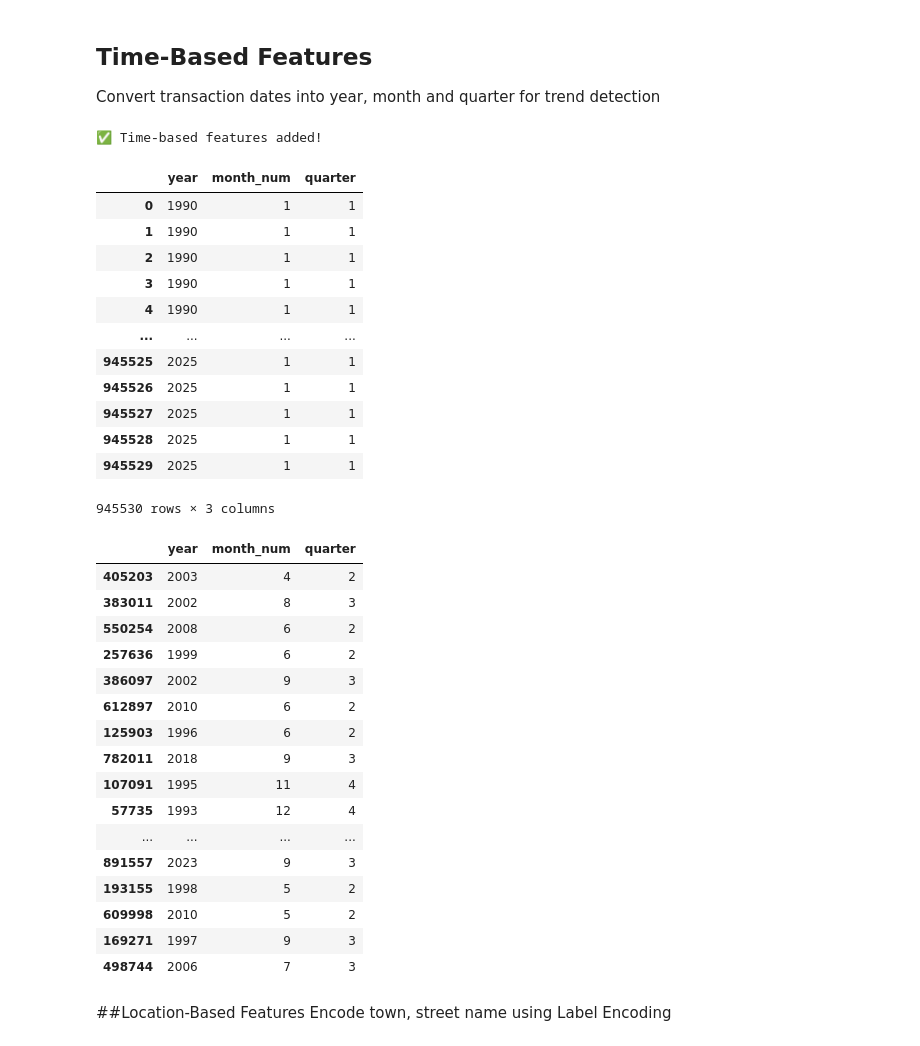
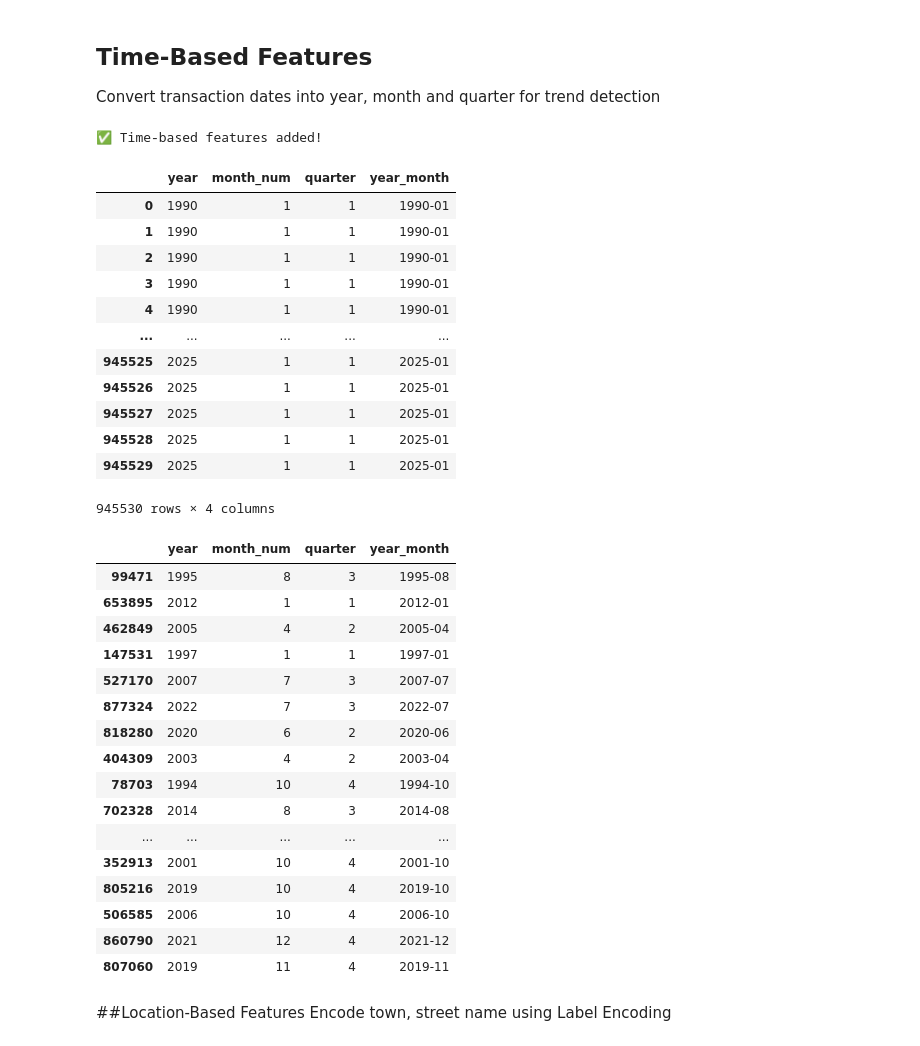
Before and after one commit to Rianna2002/ITPG1WizVision, a Jupyter notebook: Market_Trend_Analysis/ITP_WizVision_Market_Trend_Analysis_ARIMA_Rianna.ipynb, the cells around one changed output. Cells and saved outputs as stored; diff of their text form; code cells hidden in the pictures.

```diff
--- a/Market_Trend_Analysis/ITP_WizVision_Market_Trend_Analysis_LightGBM.ipynb
+++ b/Market_Trend_Analysis/ITP_WizVision_Market_Trend_Analysis_ARIMA_Rianna.ipynb
@@ -96,6 +132,9 @@ df.head()
 | 2 | 1990-01 | ANG MO KIO | 1 ROOM | 309 | ANG MO KIO AVE 1 | 10 TO 12 | 31.0 | IMPROVED | ... |
 | 3 | 1990-01 | ANG MO KIO | 1 ROOM | 309 | ANG MO KIO AVE 1 | 07 TO 09 | 31.0 | IMPROVED | ... |
 | 4 | 1990-01 | ANG MO KIO | 3 ROOM | 216 | ANG MO KIO AVE 1 | 04 TO 06 | 73.0 | NEW GENERATION | ... |
+# %%
+# Process remaining_lease
+df['remaining_lease'] = df['remaining_lease'].astype(str).str.extract('(\d+)').astype(float)
 # %% [markdown]
 #Feature Engineering
 # %% [markdown]
@@ -109,47 +148,48 @@ df['month'] = pd.to_datetime(df['month'])
 df['year'] = df['month'].dt.year
 df['month_num'] = df['month'].dt.month
 df['quarter'] = df['month'].dt.quarter
+df['year_month'] = df['month'].dt.to_period('M').astype(str)
 
 # Drop the original month column (since we now have extracted features)
 df.drop(columns=['month'], inplace=True)
 
 print("✅ Time-based features added!")
-display(df[['year', 'month_num', 'quarter']])
+display(df[['year', 'month_num', 'quarter', 'year_month']])
 # %% [output]
 ✅ Time-based features added!
-|  | year | month_num | quarter |
-| 0 | 1990 | 1 | 1 |
-| 1 | 1990 | 1 | 1 |
-| 2 | 1990 | 1 | 1 |
-| 3 | 1990 | 1 | 1 |
-| 4 | 1990 | 1 | 1 |
-| ... | ... | ... | ... |
-| 945525 | 2025 | 1 | 1 |
-| 945526 | 2025 | 1 | 1 |
-| 945527 | 2025 | 1 | 1 |
-| 945528 | 2025 | 1 | 1 |
-| 945529 | 2025 | 1 | 1 |
+|  | year | month_num | quarter | year_month |
+| 0 | 1990 | 1 | 1 | 1990-01 |
+| 1 | 1990 | 1 | 1 | 1990-01 |
+| 2 | 1990 | 1 | 1 | 1990-01 |
+| 3 | 1990 | 1 | 1 | 1990-01 |
+| 4 | 1990 | 1 | 1 | 1990-01 |
+| ... | ... | ... | ... | ... |
+| 945525 | 2025 | 1 | 1 | 2025-01 |
+| 945526 | 2025 | 1 | 1 | 2025-01 |
+| 945527 | 2025 | 1 | 1 | 2025-01 |
+| 945528 | 2025 | 1 | 1 | 2025-01 |
+| 945529 | 2025 | 1 | 1 | 2025-01 |
-945530 rows × 3 columns
+945530 rows × 4 columns
 # %%
-df[['year', 'month_num', 'quarter']].sample(20)  # Show 20 random rows
+df[['year', 'month_num', 'quarter', 'year_month']].sample(20)  # Show 20 random rows
 # %% [output]
-|  | year | month_num | quarter |
-| 405203 | 2003 | 4 | 2 |
-| 383011 | 2002 | 8 | 3 |
-| 550254 | 2008 | 6 | 2 |
-| 257636 | 1999 | 6 | 2 |
-| 386097 | 2002 | 9 | 3 |
-| 612897 | 2010 | 6 | 2 |
-| 125903 | 1996 | 6 | 2 |
-| 782011 | 2018 | 9 | 3 |
-| 107091 | 1995 | 11 | 4 |
-| 57735 | 1993 | 12 | 4 |
-| ... | ... | ... | ... |
-| 891557 | 2023 | 9 | 3 |
-| 193155 | 1998 | 5 | 2 |
-| 609998 | 2010 | 5 | 2 |
-| 169271 | 1997 | 9 | 3 |
-| 498744 | 2006 | 7 | 3 |
+|  | year | month_num | quarter | year_month |
+| 99471 | 1995 | 8 | 3 | 1995-08 |
+| 653895 | 2012 | 1 | 1 | 2012-01 |
+| 462849 | 2005 | 4 | 2 | 2005-04 |
+| 147531 | 1997 | 1 | 1 | 1997-01 |
+| 527170 | 2007 | 7 | 3 | 2007-07 |
+| 877324 | 2022 | 7 | 3 | 2022-07 |
+| 818280 | 2020 | 6 | 2 | 2020-06 |
+| 404309 | 2003 | 4 | 2 | 2003-04 |
+| 78703 | 1994 | 10 | 4 | 1994-10 |
+| 702328 | 2014 | 8 | 3 | 2014-08 |
+| ... | ... | ... | ... | ... |
+| 352913 | 2001 | 10 | 4 | 2001-10 |
+| 805216 | 2019 | 10 | 4 | 2019-10 |
+| 506585 | 2006 | 10 | 4 | 2006-10 |
+| 860790 | 2021 | 12 | 4 | 2021-12 |
+| 807060 | 2019 | 11 | 4 | 2019-11 |
 # %% [markdown]
 ##Location-Based Features
 Encode town, street name using Label Encoding
```
Also changed, not shown: parts of 22 cells of this notebook, 4 other files.
